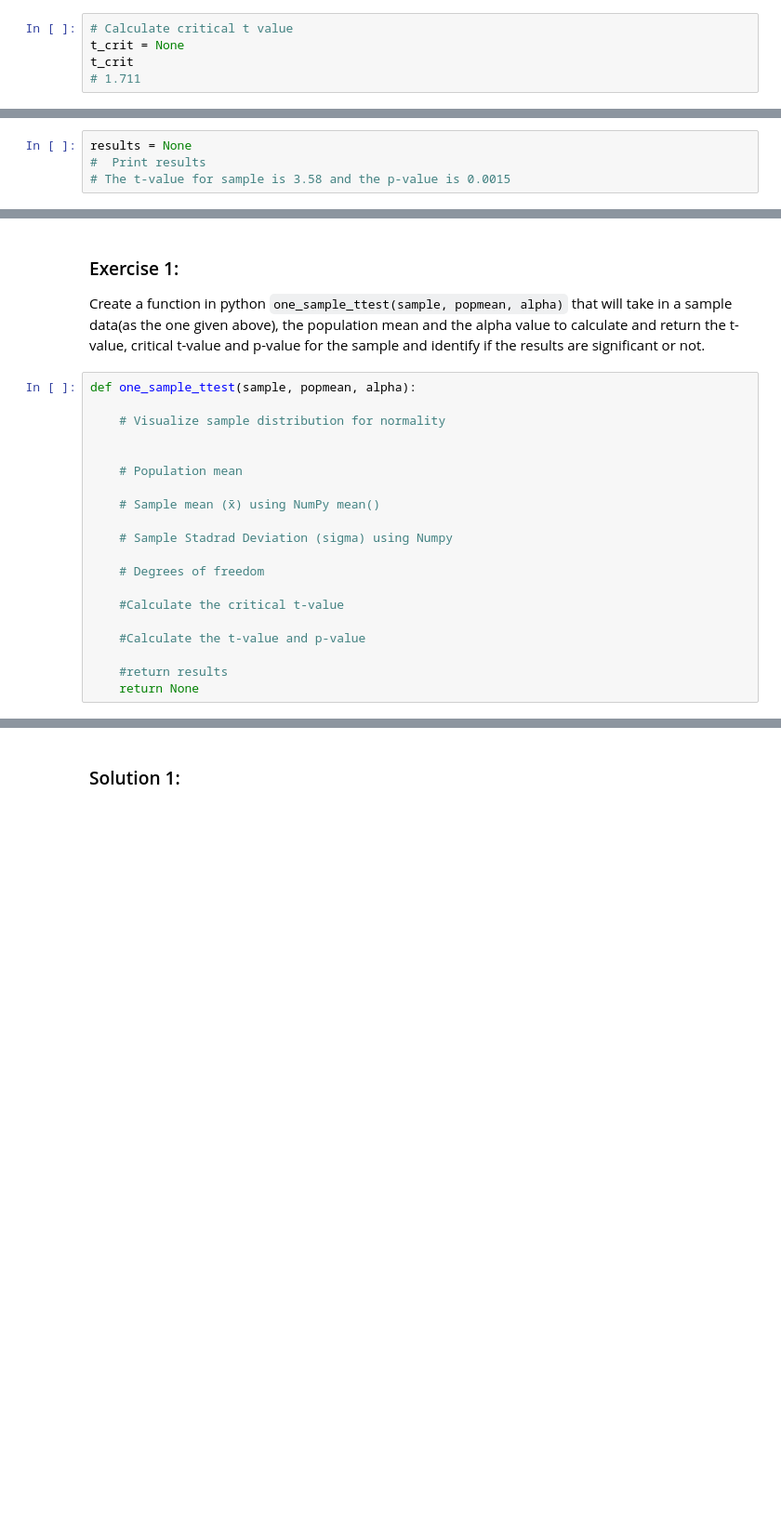
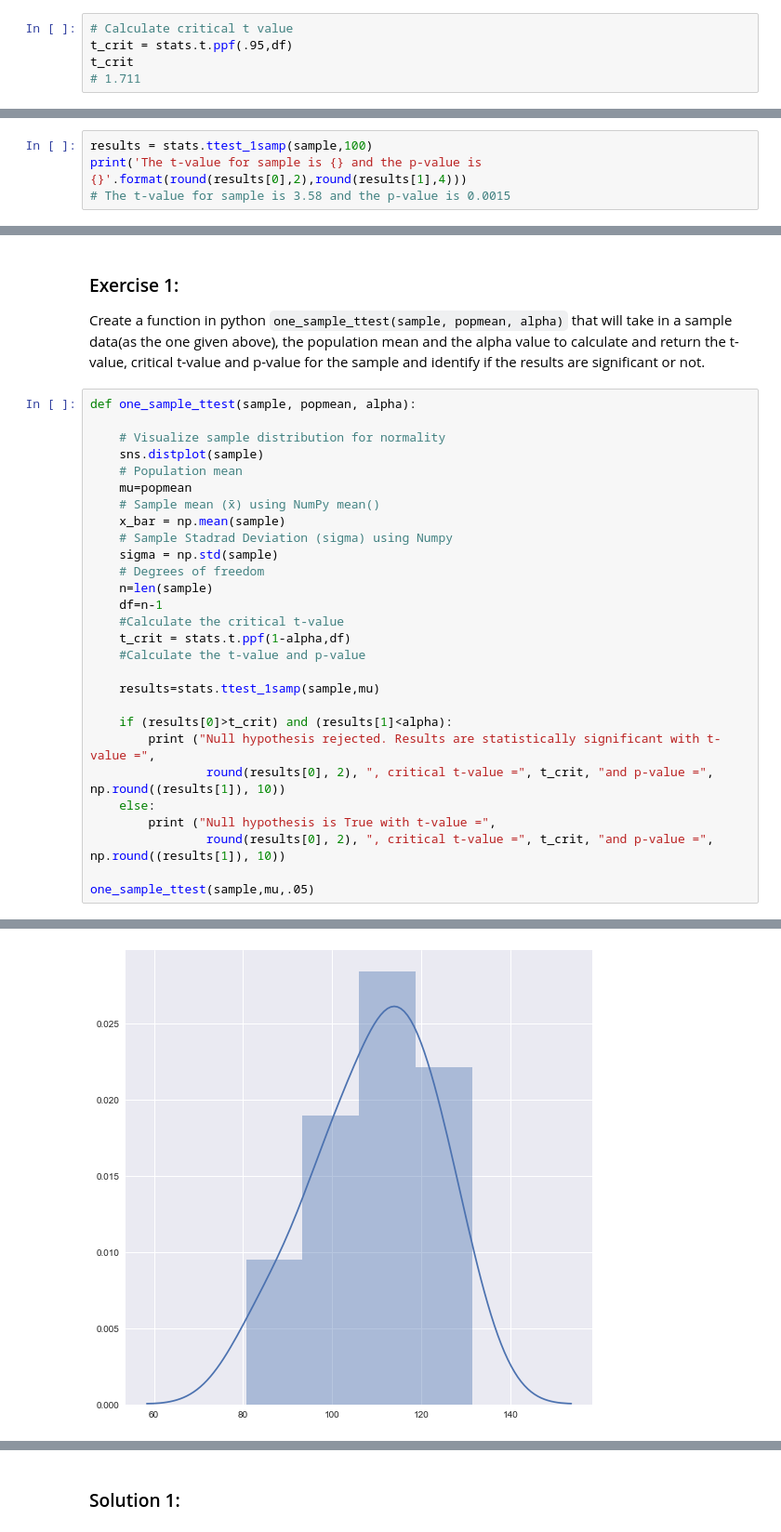
Before and after one commit to slieb74/ds-stats-1sample_t-nyc-career-ds-062518, a Jupyter notebook: index.ipynb, the cells around one changed output, grey strips where cells are left out. Shown at 93% size. Drawn from its saved outputs; the diff is of its cells as text; blank space fills up the shorter version.

```diff
--- a/index.ipynb
+++ b/index.ipynb
@@ -242,6 +254,6 @@ This value can also be calculated in Python using Scipy.stats module using ppf()
 Ley's calculate the critical t using this formula and confirm our earlier findings.
 # %%
 # Calculate critical t value
-t_crit = None
+t_crit = stats.t.ppf(.95,df)
 t_crit
 # 1.711
@@ -271,6 +285,6 @@ Where a is the sample mean (x_bar) and popmean (mu) is the population mean. This
 
 We use a one-tailed t-test as we are looking for an increase in the sales performance. The right tail of the di test for the null hypothesis that the expected value (mean) of a sample of independent observations a is equal to the given population mean, popmean.
 # %%
-results = None
-#  Print results
+results = stats.ttest_1samp(sample,100)
+print('The t-value for sample is {} and the p-value is {}'.format(round(results[0],2),round(results[1],4)))
 # The t-value for sample is 3.58 and the p-value is 0.0015
@@ -306,19 +331,28 @@ Create a function in python `one_sample_ttest(sample, popmean, alpha)` that will
 def one_sample_ttest(sample, popmean, alpha):
 
     # Visualize sample distribution for normality
-
-
+    sns.distplot(sample)
     # Population mean
-
+    mu=popmean
     # Sample mean (x̄) using NumPy mean()
-
+    x_bar = np.mean(sample)
     # Sample Stadrad Deviation (sigma) using Numpy
-
+    sigma = np.std(sample)
     # Degrees of freedom
-
+    n=len(sample)
+    df=n-1
     #Calculate the critical t-value
-
+    t_crit = stats.t.ppf(1-alpha,df)
     #Calculate the t-value and p-value
 
-    #return results
-    return None
+    results=stats.ttest_1samp(sample,mu)
+
+    if (results[0]>t_crit) and (results[1]<alpha):
+        print ("Null hypothesis rejected. Results are statistically significant with t-value =",
+                round(results[0], 2), ", critical t-value =", t_crit, "and p-value =", np.round((results[1]), 10))
+    else:
+        print ("Null hypothesis is True with t-value =",
+                round(results[0], 2), ", critical t-value =", t_crit, "and p-value =", np.round((results[1]), 10))
+
+one_sample_ttest(sample,mu,.05)
+# %% [output]
@@ -325,3 +360,4 @@ def one_sample_ttest(sample, popmean, alpha):
+[figure, added]
 # %% [markdown]
 ### Exercise 2:
 
```
Also changed, not shown: parts of 13 cells of this notebook.
